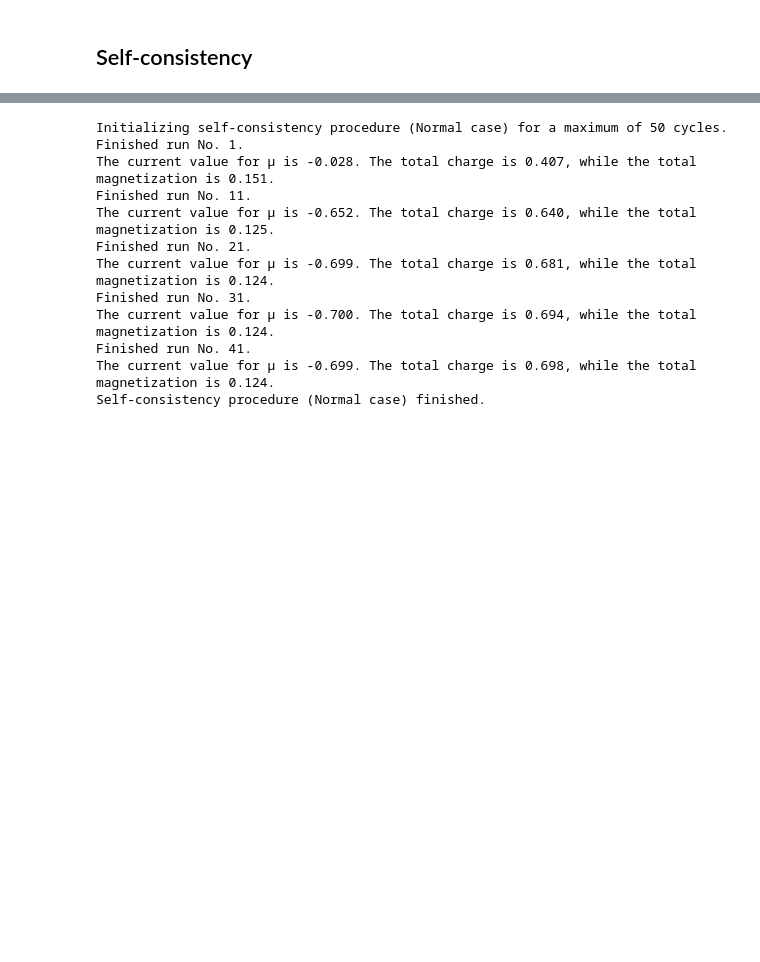
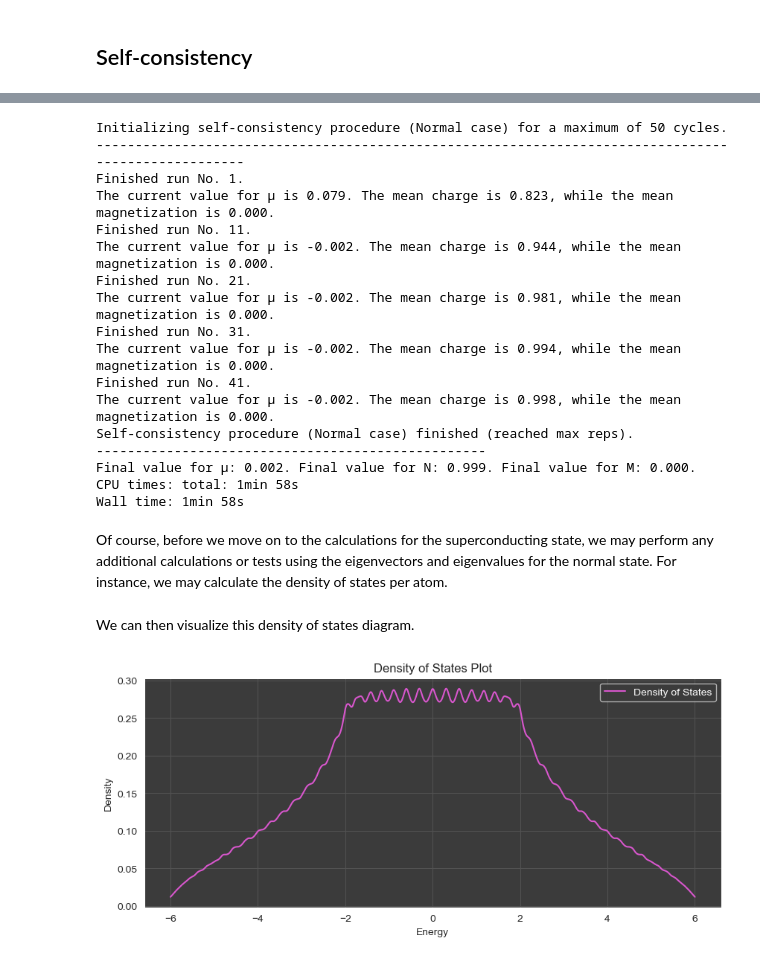
Before and after one commit to srigas/topological_superconductivity, a Jupyter notebook: Documentation.ipynb, the cells around one changed output, grey strips where cells are left out. Cells and saved outputs as stored; diff of their text form; code cells hidden in the pictures; blank space fills up the shorter version.

```diff
--- a/Documentation.ipynb
+++ b/Documentation.ipynb
@@ -378,7 +392,7 @@ n = np.ones((N_b))*n_0
 # Submit the maximum number of self-consistency cycles
 maxreps = 50
 
-print(f"Initializing self-consistency procedure (Normal case) for a maximum of {maxreps} cycles.")
+print(f"Initializing self-consistency procedure (Normal case) for a maximum of {maxreps} cycles.\n"+"-"*100)
 for rep in range(maxreps):
 
     # Create placeholder arrays for the eigenvalues and eigenvectors
@@ -434,43 +448,56 @@ for rep in range(maxreps):
     n = (1.0-mix_n)*n + mix_n*n_new
     μ = μ_new
 
-    # Some statistics
+    # Check if the loop should be broken (convergence achieved)
+    if not (cond_n or cond_μ):
+        print("Self-consistency procedure (Normal case) finished (achieved convergence).\n"+"-"*100)
+        N, M = n.mean(), m.mean()
+        print(f"Final value for μ: {μ:.3f}. Final value for N: {N:.3f}. Final value for M: {M:.3f}.")
+        break
+
+    # Some statistics if the loop continues
     if rep % 10 == 0:
         print(f"Finished run No. {rep+1}.")
-        N, M = n.sum()/N_b, m.sum()/N_b
-        print(f"The current value for μ is {μ:.3f}. The total charge is {N:.3f}, while the total magnetization is {M:.3f}.")
+        N, M = n.mean(), m.mean()
+        print(f"The current value for μ is {μ:.3f}. The mean charge is {N:.3f}, while the mean magnetization is {M:.3f}.")
 
-    # Check if the loop should be broken (convergence achieved)
-    if not (cond_n or cond_μ):
-        break
-
-print(f"Self-consistency procedure (Normal case) finished.")
+print("Self-consistency procedure (Normal case) finished (reached max reps).\n"+"-"*100)
+N, M = n.mean(), m.mean()
+print(f"Final value for μ: {μ:.3f}. Final value for N: {N:.3f}. Final value for M: {M:.3f}.")
 # %% [output]
 Initializing self-consistency procedure (Normal case) for a maximum of 50 cycles.
+----------------------------------------------------------------------------------------------------
 Finished run No. 1.
-The current value for μ is -0.028. The total charge is 0.407, while the total magnetization is 0.151.
+The current value for μ is 0.079. The mean charge is 0.823, while the mean magnetization is 0.000.
 Finished run No. 11.
-The current value for μ is -0.652. The total charge is 0.640, while the total magnetization is 0.125.
+The current value for μ is -0.002. The mean charge is 0.944, while the mean magnetization is 0.000.
 Finished run No. 21.
-The current value for μ is -0.699. The total charge is 0.681, while the total magnetization is 0.124.
+The current value for μ is -0.002. The mean charge is 0.981, while the mean magnetization is 0.000.
 Finished run No. 31.
-The current value for μ is -0.700. The total charge is 0.694, while the total magnetization is 0.124.
+The current value for μ is -0.002. The mean charge is 0.994, while the mean magnetization is 0.000.
 Finished run No. 41.
-The current value for μ is -0.699. The total charge is 0.698, while the total magnetization is 0.124.
-Self-consistency procedure (Normal case) finished.
+The current value for μ is -0.002. The mean charge is 0.998, while the mean magnetization is 0.000.
+Self-consistency procedure (Normal case) finished (reached max reps).
+--------------------------------------------------
+Final value for μ: 0.002. Final value for N: 0.999. Final value for M: 0.000.
+CPU times: total: 1min 58s
+Wall time: 1min 58s
-# %%
-def get_dos(E_vecs: np.ndarray, E_vals: np.ndarray, intervals: int, N_b: int) -> Tuple[np.ndarray, np.ndarray]:
-    # Get the energies and make an energy grid
-    Es = np.linspace(E_vals.min(),E_vals.max(),intervals)
-    # Setup an array to hold the DoS values
-    DOS = np.zeros((N_b,intervals))
-
-    # Extract wavefunctions for electrons
-    u_ups, u_downs = E_vecs[:N_b, :], E_vecs[N_b:2*N_b, :]
-    u_up_squared = np.abs(u_ups)**2
-    u_down_squared = np.abs(u_downs)**2
-
-    for idx, E in enumerate(Es):
-        DOS[:,idx] = (Γ/np.pi)*(1.0/N_k)*((u_up_squared+u_down_squared)/(Γ**2 + (E_vals-E)**2)).sum(axis=1)
-
-    return Es, DOS
+# %% [markdown]
+Of course, before we move on to the calculations for the superconducting state, we may perform any additional calculations or tests using the eigenvectors and eigenvalues for the normal state. For instance, we may calculate the density of states per atom.
+# %%
+from tsc.utilities import get_dos
+
+# Get DoS per atom, with a resolution of 1000
+intervals = 1000
+Es, DoS = get_dos(E_vecs, E_vals, intervals, N_b, Γ, N_k)
+
+# Get total DoS by summing over all atoms
+TDoS = DoS.sum(axis=0)
+# %% [markdown]
+We can then visualize this density of states diagram.
+# %%
+from tests.plotting import plot_tdos
+
+plot_tdos(Es, TDoS)
+# %% [output]
+[figure, added]
```
Also changed, not shown: parts of 39 cells of this notebook, 4 other files.
